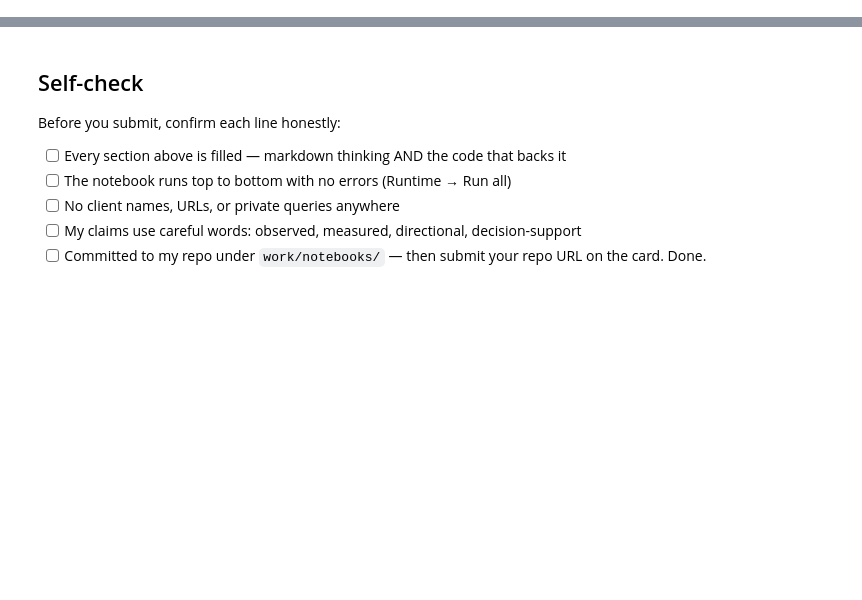
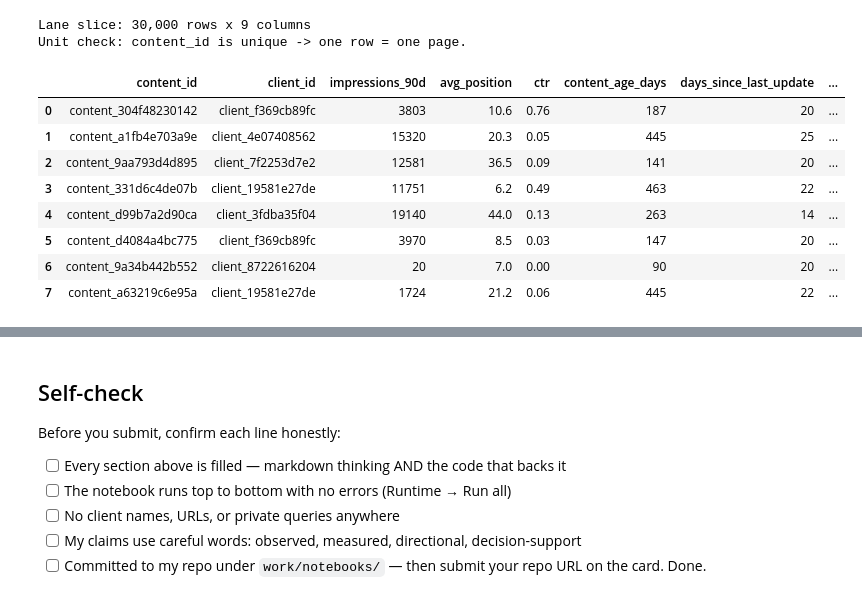
Before and after one commit to yelsebety/Yassin-Flyrank, a Jupyter notebook: work/notebooks/w02_ml_task_framing.ipynb, the cells around one changed output, grey strips where cells are left out. Cells and saved outputs as stored; diff of their text form; code cells hidden in the pictures; blank space fills up the shorter version.

Commit message:
Add w02 ML task framing notebook (Lane 2 as ranking)

```diff
--- a/work/notebooks/w02_ml_task_framing.ipynb
+++ b/work/notebooks/w02_ml_task_framing.ipynb
@@ -43,0 +69,12 @@ This skeleton is yours to fill. Work the sections **in order** — each one has
+# %%
+# Sketch of the target column (starter proxy label)
+raw["is_declining_label"] = (raw["trend_direction"] == "down").astype(int)
+
+cols = ["content_id", "impressions_prev_30d", "impressions_last_30d", "trend_pct", "trend_direction", "is_declining_label"]
+display(raw[raw["trend_direction"].isin(["down", "stable", "up"])][cols].sample(8, random_state=0))
+
+# Prove the label really is the 30-day comparison (a rule, not an observed future outcome)
+down = raw[raw["is_declining_label"] == 1]
+assert (down["impressions_last_30d"] < 0.8 * down["impressions_prev_30d"]).all()
+print(f"Label rate: {raw['is_declining_label'].mean():.1%} of pages are 'down' ({raw['is_declining_label'].sum():,} of {len(raw):,}).")
+print("Label = last-30d vs prev-30d impressions, so trend_direction / trend_pct can never be features.")
@@ -43,0 +128,25 @@ This skeleton is yours to fill. Work the sections **in order** — each one has
+# %%
+slice_ = raw[(raw["impressions_90d"] > 0) & (raw["content_age_days"] >= 90)].copy()
+
+id_cols      = ["content_id", "client_id"]                       # grouping only, never features
+feature_cols = ["impressions_90d", "avg_position", "ctr", "content_age_days",
+                "days_since_last_update", "content_type"]        # a few example signals
+target_col   = ["is_declining_label"]                            # proxy target (section 2)
+
+lane_df = slice_[id_cols + feature_cols + target_col]
+print(f"Lane slice: {lane_df.shape[0]:,} rows x {lane_df.shape[1]} columns")
+assert lane_df["content_id"].is_unique, "one row should be one content item"
+print("Unit check: content_id is unique -> one row = one page.")
+lane_df.head(8)
+# %% [output]
+Lane slice: 30,000 rows x 9 columns
+Unit check: content_id is unique -> one row = one page.
+|  | content_id | client_id | impressions_90d | avg_position | ctr | content_age_days | days_since_last_update | ... |
+| 0 | content_304f48230142 | client_f369cb89fc | 3803 | 10.6 | 0.76 | 187 | 20 | ... |
+| 1 | content_a1fb4e703a9e | client_4e07408562 | 15320 | 20.3 | 0.05 | 445 | 25 | ... |
+| 2 | content_9aa793d4d895 | client_7f2253d7e2 | 12581 | 36.5 | 0.09 | 141 | 20 | ... |
+| 3 | content_331d6c4de07b | client_19581e27de | 11751 | 6.2 | 0.49 | 463 | 22 | ... |
+| 4 | content_d99b7a2d90ca | client_3fdba35f04 | 19140 | 44.0 | 0.13 | 263 | 14 | ... |
+| 5 | content_d4084a4bc775 | client_f369cb89fc | 3970 | 8.5 | 0.03 | 147 | 20 | ... |
+| 6 | content_9a34b442b552 | client_8722616204 | 20 | 7.0 | 0.00 | 90 | 20 | ... |
+| 7 | content_a63219c6e95a | client_19581e27de | 1724 | 21.2 | 0.06 | 445 | 22 | ... |
```
Also changed, not shown: parts of 19 cells of this notebook.
